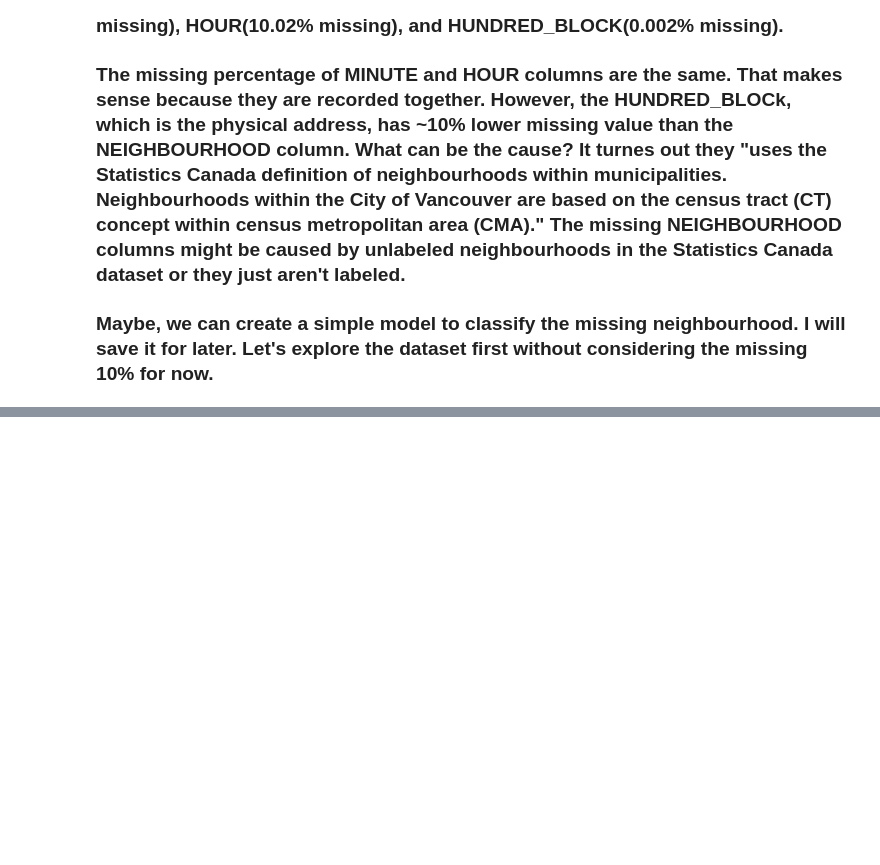
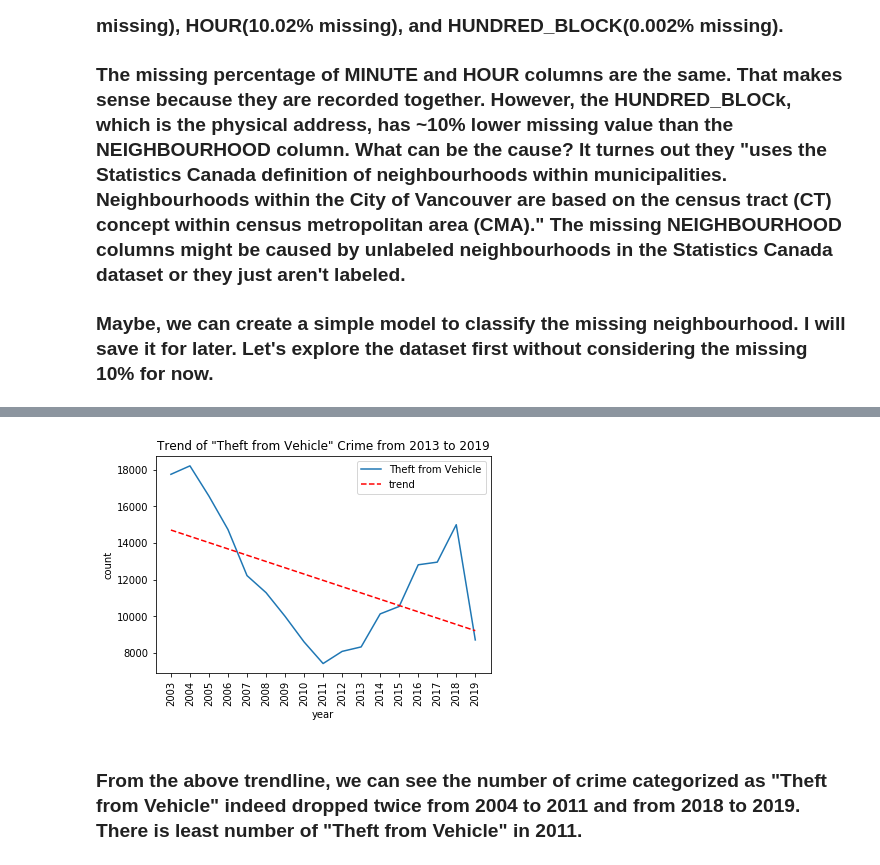
Before and after one commit to KangboLu/Exploratory-Analysis-of-Vancouver-Crimes, a Jupyter notebook: Exploratory Analysis of Vancouver Crime Data .ipynb, the cells around one changed output, grey strips where cells are left out. Drawn from its saved outputs; the diff is of its cells as text; code cells hidden in the pictures; blank space fills up the shorter version.

```diff
--- a/Exploratory Analysis of Vancouver Crime Data .ipynb
+++ b/Exploratory Analysis of Vancouver Crime Data .ipynb
@@ -64,0 +102,5 @@ dtype: float64
+# %%
+# gather yearly count of "Theft from Vehicle" crime in Vancouver
+theft_from_vehicle = crime_records[crime_records["TYPE"]=="Theft from Vehicle"]
+theft_from_vehicle_yearly_counts = theft_from_vehicle["YEAR"].value_counts(sort=False)
+theft_from_vehicle_year_index = theft_from_vehicle_yearly_counts.index.tolist()
@@ -64,0 +130,23 @@ dtype: float64
+# %%
+# plot the "Theft from Vehicle" trend from 2013 to 2019
+# plotting the line 2 points
+plt.plot(theft_from_vehicle_year_index, theft_from_vehicle_yearly_counts, label = "Theft from Vehicle")
+
+import matplotlib.pylab as pylab
+
+# calc the trendline
+z = np.polyfit(theft_from_vehicle_year_index, theft_from_vehicle_yearly_counts, 1)
+p = np.poly1d(z)
+pylab.plot(theft_from_vehicle_year_index,p(theft_from_vehicle_year_index),"r--", label="trend")
+
+# configuration
+plt.xlabel('year')
+plt.ylabel('count')
+plt.title('Trend of "Theft from Vehicle" Crime from 2013 to 2019')
+plt.legend()
+plt.xticks(theft_from_vehicle_year_index, rotation='vertical')
+plt.show()
+# %% [output]
+[figure, added]
+# %% [markdown]
+### From the above trendline, we can see the number of crime categorized as "Theft from Vehicle" indeed dropped twice from 2004 to 2011 and from 2018 to 2019. There is least number of "Theft from Vehicle" in 2011.
```
Also changed, not shown: parts of 15 cells of this notebook.
